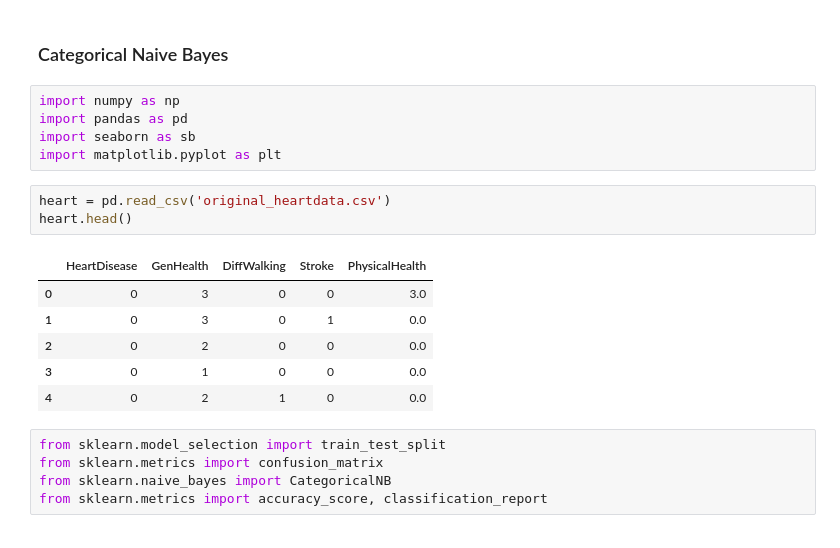
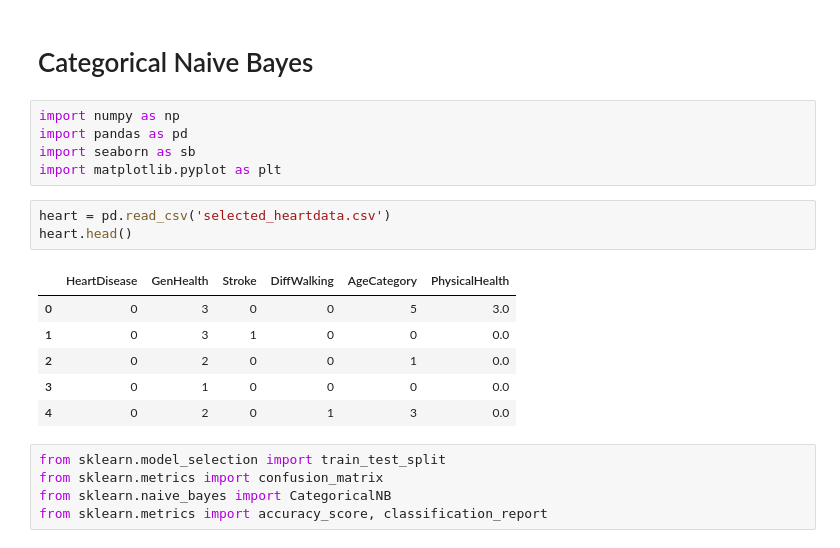
Before and after one commit to HengGuanXiang/SC1015-FCSG-Team-9-Mini-Project, a Jupyter notebook: Categorical Naive Bayes.ipynb, the cells around one changed output. Saved outputs shown, nothing was run; the diff lists cells and outputs as text.

Commit message:
updated naive bayes with balanced data
updated naive bayes with balanced data

```diff
--- a/Categorical Naive Bayes.ipynb
+++ b/Categorical Naive Bayes.ipynb
@@ -1,20 +1,20 @@
 # %% [markdown]
-### Categorical Naive Bayes
+# Categorical Naive Bayes
 # %%
 import numpy as np
 import pandas as pd
 import seaborn as sb
 import matplotlib.pyplot as plt
 # %%
-heart = pd.read_csv('original_heartdata.csv')
+heart = pd.read_csv('selected_heartdata.csv')
 heart.head()
 # %% [output]
-|  | HeartDisease | GenHealth | DiffWalking | Stroke | PhysicalHealth |
-| 0 | 0 | 3 | 0 | 0 | 3.0 |
-| 1 | 0 | 3 | 0 | 1 | 0.0 |
-| 2 | 0 | 2 | 0 | 0 | 0.0 |
-| 3 | 0 | 1 | 0 | 0 | 0.0 |
-| 4 | 0 | 2 | 1 | 0 | 0.0 |
+|  | HeartDisease | GenHealth | Stroke | DiffWalking | AgeCategory | PhysicalHealth |
+| 0 | 0 | 3 | 0 | 0 | 5 | 3.0 |
+| 1 | 0 | 3 | 1 | 0 | 0 | 0.0 |
+| 2 | 0 | 2 | 0 | 0 | 1 | 0.0 |
+| 3 | 0 | 1 | 0 | 0 | 0 | 0.0 |
+| 4 | 0 | 2 | 0 | 1 | 3 | 0.0 |
 # %%
 from sklearn.model_selection import train_test_split
 from sklearn.metrics import confusion_matrix
```
Also changed, not shown: parts of 12 cells of this notebook, 1 other file.
